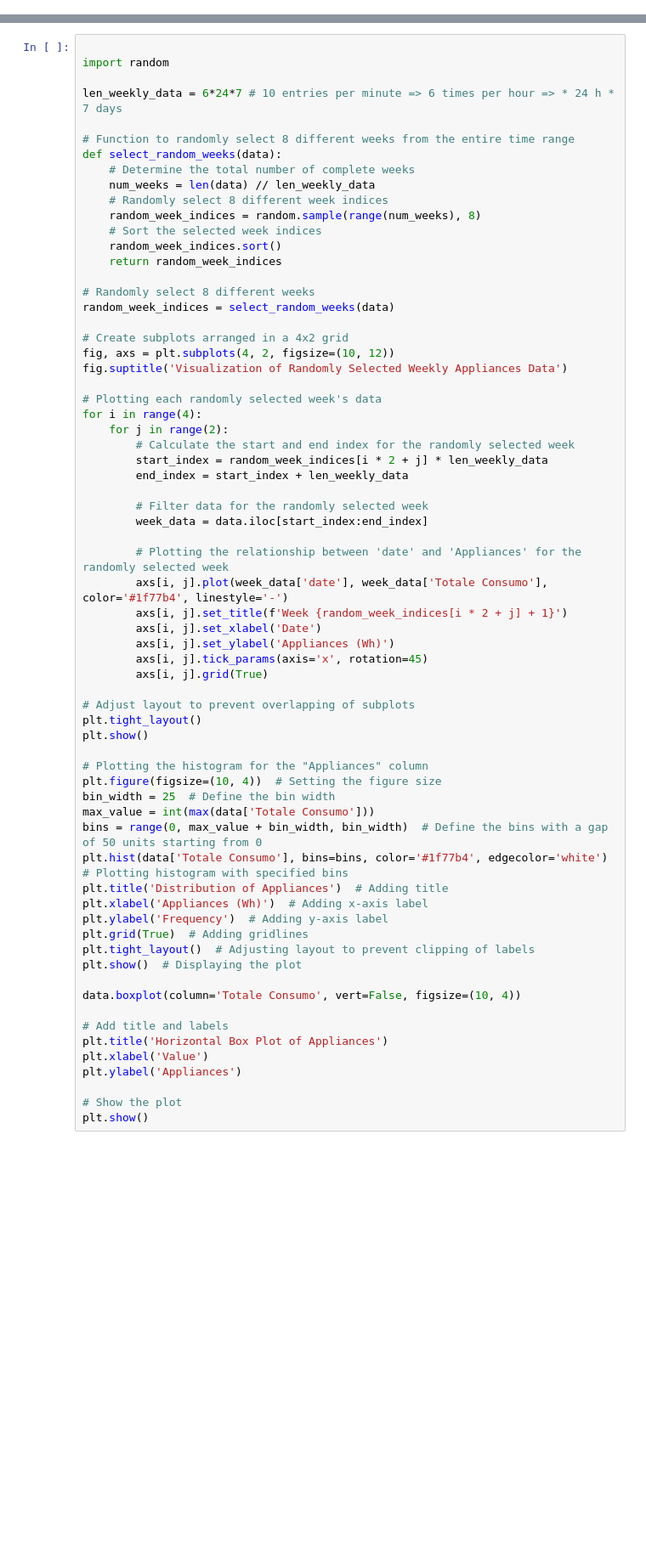
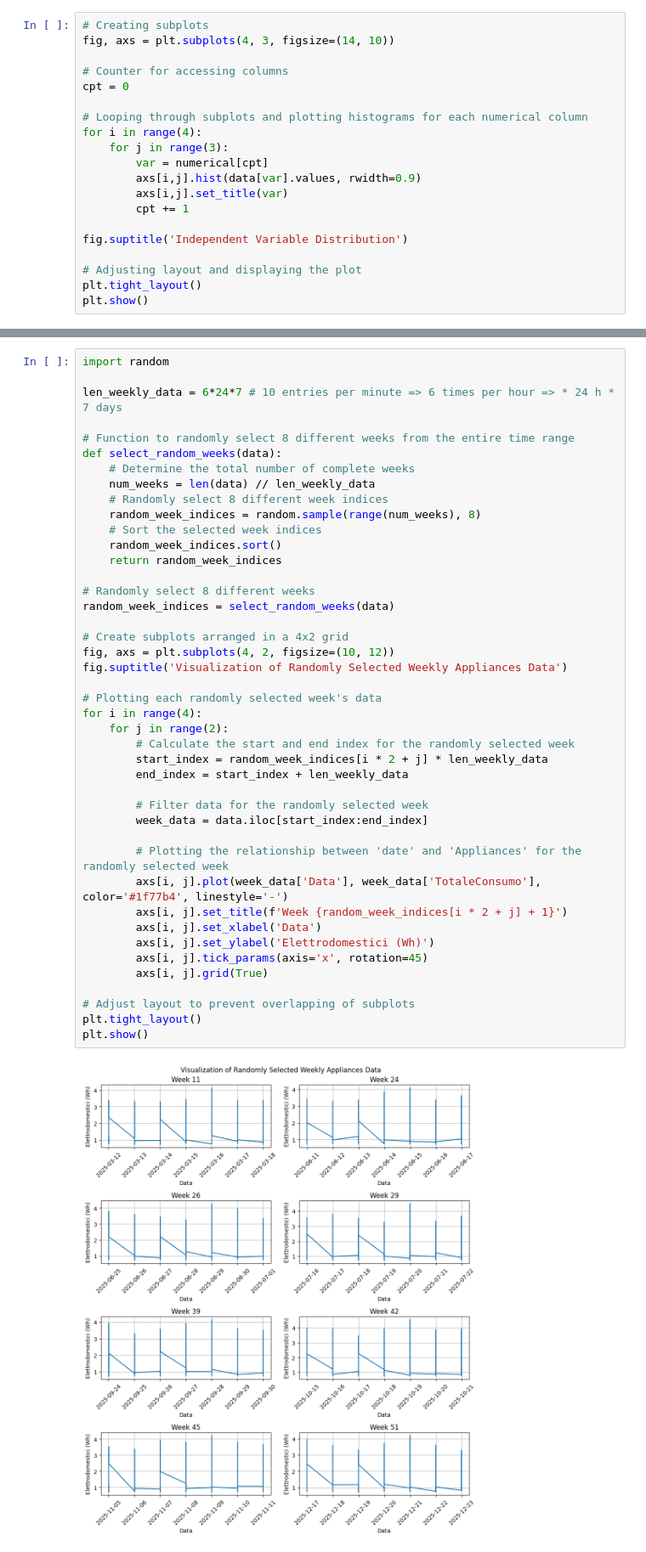
Before and after one commit to scapolingua/Deep-Learning, a Jupyter notebook: ElettrodomesticiML.ipynb, the cells around one changed output, grey strips where cells are left out. Shown at 85% size. Cells and saved outputs as stored; diff of their text form; blank space fills up the shorter version.

```diff
--- a/ElettrodomesticiML.ipynb
+++ b/ElettrodomesticiML.ipynb
@@ -235,0 +244,20 @@ plt.show()
+# %%
+# Creating subplots
+fig, axs = plt.subplots(4, 3, figsize=(14, 10))
+
+# Counter for accessing columns
+cpt = 0
+
+# Looping through subplots and plotting histograms for each numerical column
+for i in range(4):
+    for j in range(3):
+        var = numerical[cpt]
+        axs[i,j].hist(data[var].values, rwidth=0.9)
+        axs[i,j].set_title(var)
+        cpt += 1
+
+fig.suptitle('Independent Variable Distribution')
+
+# Adjusting layout and displaying the plot
+plt.tight_layout()
+plt.show()
@@ -293,5 +305,4 @@ plt.show()
 # %%
-
 import random
 
 len_weekly_data = 6*24*7 # 10 entries per minute => 6 times per hour => * 24 h * 7 days
@@ -304,56 +315,35 @@ def select_random_weeks(data):
     random_week_indices = random.sample(range(num_weeks), 8)
     # Sort the selected week indices
     random_week_indices.sort()
     return random_week_indices
 
 # Randomly select 8 different weeks
 random_week_indices = select_random_weeks(data)
 
 # Create subplots arranged in a 4x2 grid
 fig, axs = plt.subplots(4, 2, figsize=(10, 12))
 fig.suptitle('Visualization of Randomly Selected Weekly Appliances Data')
 
 # Plotting each randomly selected week's data
 for i in range(4):
     for j in range(2):
         # Calculate the start and end index for the randomly selected week
         start_index = random_week_indices[i * 2 + j] * len_weekly_data
         end_index = start_index + len_weekly_data
 
         # Filter data for the randomly selected week
         week_data = data.iloc[start_index:end_index]
 
         # Plotting the relationship between 'date' and 'Appliances' for the randomly selected week
-        axs[i, j].plot(week_data['date'], week_data['Totale Consumo'], color='#1f77b4', linestyle='-')
+        axs[i, j].plot(week_data['Data'], week_data['TotaleConsumo'], color='#1f77b4', linestyle='-')
         axs[i, j].set_title(f'Week {random_week_indices[i * 2 + j] + 1}')
-        axs[i, j].set_xlabel('Date')
-        axs[i, j].set_ylabel('Appliances (Wh)')
+        axs[i, j].set_xlabel('Data')
+        axs[i, j].set_ylabel('Elettrodomestici (Wh)')
         axs[i, j].tick_params(axis='x', rotation=45)
         axs[i, j].grid(True)
 
 # Adjust layout to prevent overlapping of subplots
 plt.tight_layout()
 plt.show()
-
-# Plotting the histogram for the "Appliances" column
-plt.figure(figsize=(10, 4))  # Setting the figure size
-bin_width = 25  # Define the bin width
-max_value = int(max(data['Totale Consumo']))
-bins = range(0, max_value + bin_width, bin_width)  # Define the bins with a gap of 50 units starting from 0
-plt.hist(data['Totale Consumo'], bins=bins, color='#1f77b4', edgecolor='white')  # Plotting histogram with specified bins
-plt.title('Distribution of Appliances')  # Adding title
-plt.xlabel('Appliances (Wh)')  # Adding x-axis label
-plt.ylabel('Frequency')  # Adding y-axis label
-plt.grid(True)  # Adding gridlines
-plt.tight_layout()  # Adjusting layout to prevent clipping of labels
-plt.show()  # Displaying the plot
-
-data.boxplot(column='Totale Consumo', vert=False, figsize=(10, 4))
-
-# Add title and labels
-plt.title('Horizontal Box Plot of Appliances')
-plt.xlabel('Value')
-plt.ylabel('Appliances')
-
-# Show the plot
-plt.show()
+# %% [output]
+[figure, added]
```
Also changed, not shown: parts of 19 cells of this notebook.
